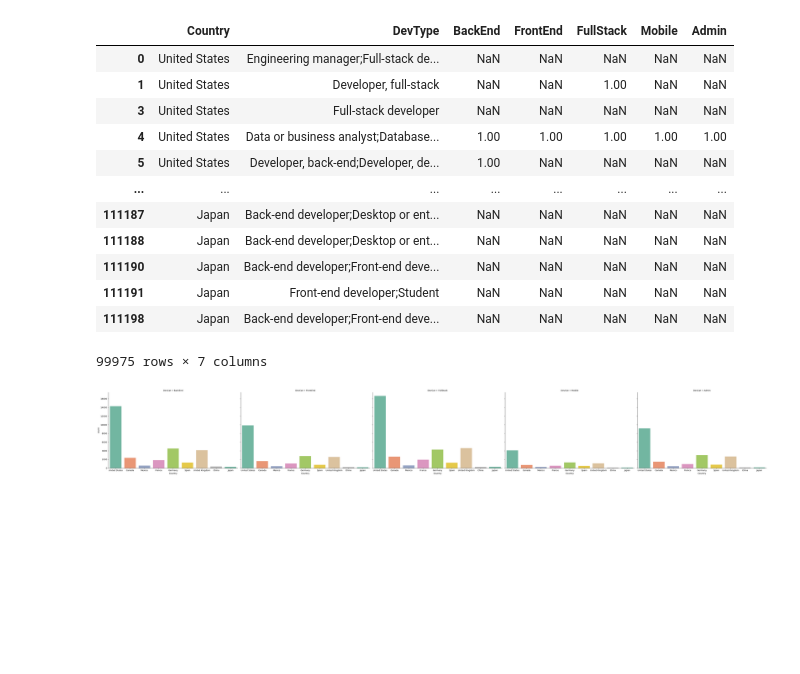
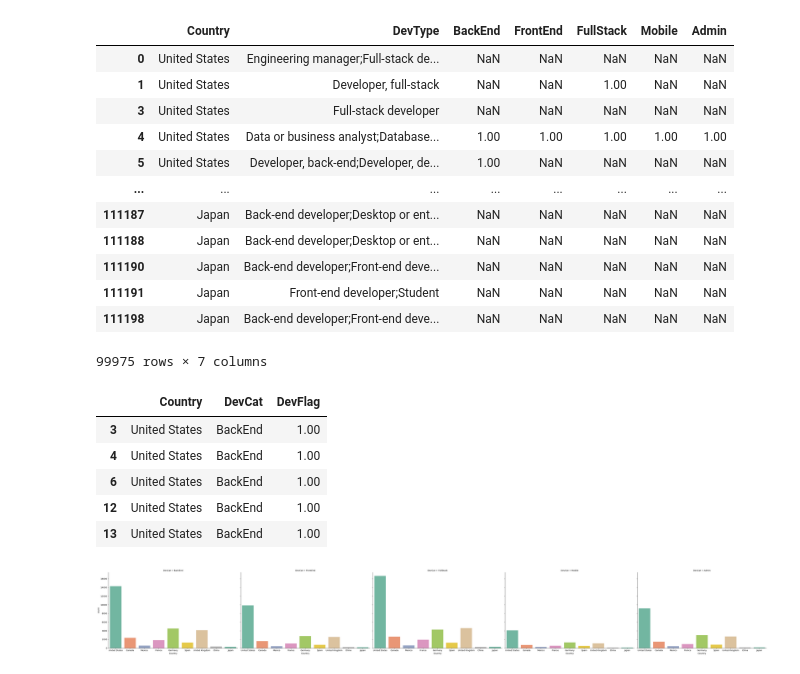
Before and after one commit to 7086600/stack_overflow_analysis_project, a Jupyter notebook: stack_overflow_analysis.ipynb, the cells around one changed output. Saved outputs shown, nothing was run; the diff lists cells and outputs as text; code cells hidden in the pictures; blank space fills up the shorter version.

Commit message:
viewing the melted dataframe

```diff
--- a/stack_overflow_analysis.ipynb
+++ b/stack_overflow_analysis.ipynb
@@ -244,6 +244,16 @@ devdf
 # %%
 # melting the dataframe
 devdf = devdf.melt(id_vars=['Country'], value_vars=['BackEnd','FrontEnd','FullStack','Mobile','Admin'], var_name='DevCat', value_name='DevFlag')
+# %%
+# viewing the melted dataframe
+devdf.head()
+# %% [output]
+|  | Country | DevCat | DevFlag |
+| 3 | United States | BackEnd | 1.00 |
+| 4 | United States | BackEnd | 1.00 |
+| 6 | United States | BackEnd | 1.00 |
+| 12 | United States | BackEnd | 1.00 |
+| 13 | United States | BackEnd | 1.00 |
 # %%
 # delete missing data
 devdf.dropna(how='any', inplace=True)
```
Also changed, not shown: parts of 1 cell of this notebook.
